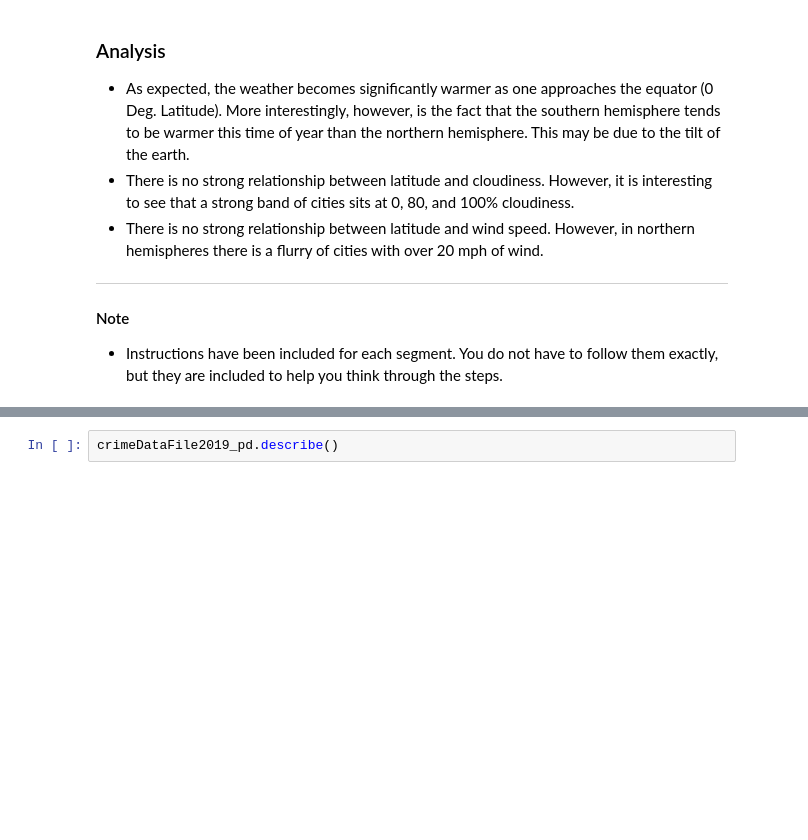
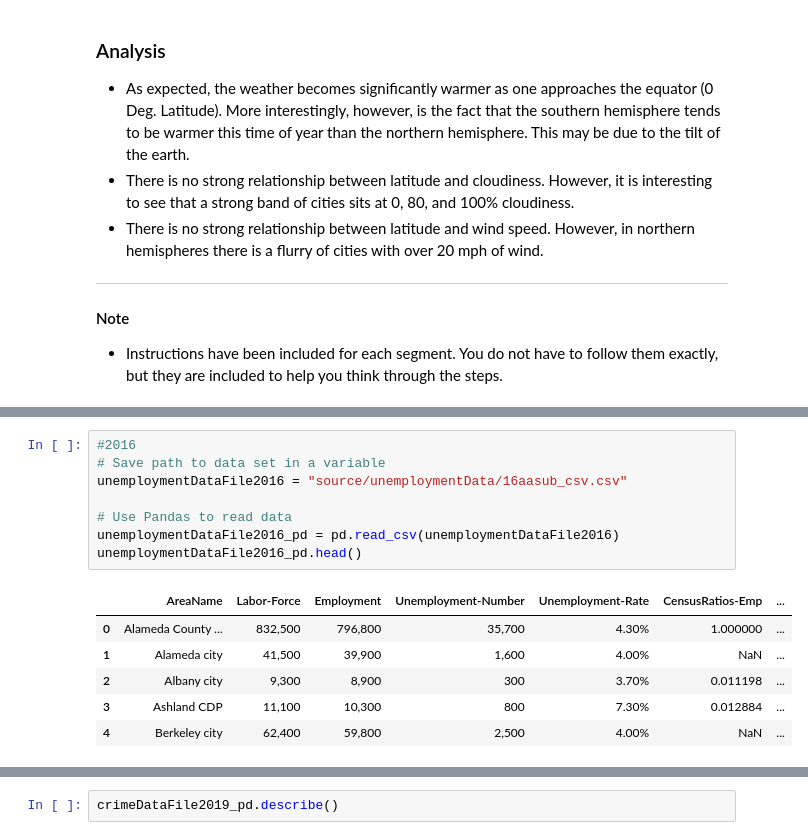
Before and after one commit to lisatian8/python-project1-challenge, a Jupyter notebook: UnemploymentRatePy.ipynb, the cells around one changed output, grey strips where cells are left out. Saved outputs shown, nothing was run; the diff lists cells and outputs as text; blank space fills up the shorter version.

```diff
--- a/UnemploymentRatePy.ipynb
+++ b/UnemploymentRatePy.ipynb
@@ -23,0 +158,15 @@ import plotly.graph_objs as go
+# %%
+#2016
+# Save path to data set in a variable
+unemploymentDataFile2016 = "source/unemploymentData/16aasub_csv.csv"
+
+# Use Pandas to read data
+unemploymentDataFile2016_pd = pd.read_csv(unemploymentDataFile2016)
+unemploymentDataFile2016_pd.head()
+# %% [output]
+|  | AreaName | Labor-Force | Employment | Unemployment-Number | Unemployment-Rate | CensusRatios-Emp | ... |
+| 0 | Alameda County ... | 832,500 | 796,800 | 35,700 | 4.30% | 1.000000 | ... |
+| 1 | Alameda city | 41,500 | 39,900 | 1,600 | 4.00% | NaN | ... |
+| 2 | Albany city | 9,300 | 8,900 | 300 | 3.70% | 0.011198 | ... |
+| 3 | Ashland CDP | 11,100 | 10,300 | 800 | 7.30% | 0.012884 | ... |
+| 4 | Berkeley city | 62,400 | 59,800 | 2,500 | 4.00% | NaN | ... |
```
Also changed, not shown: parts of 14 cells of this notebook.
